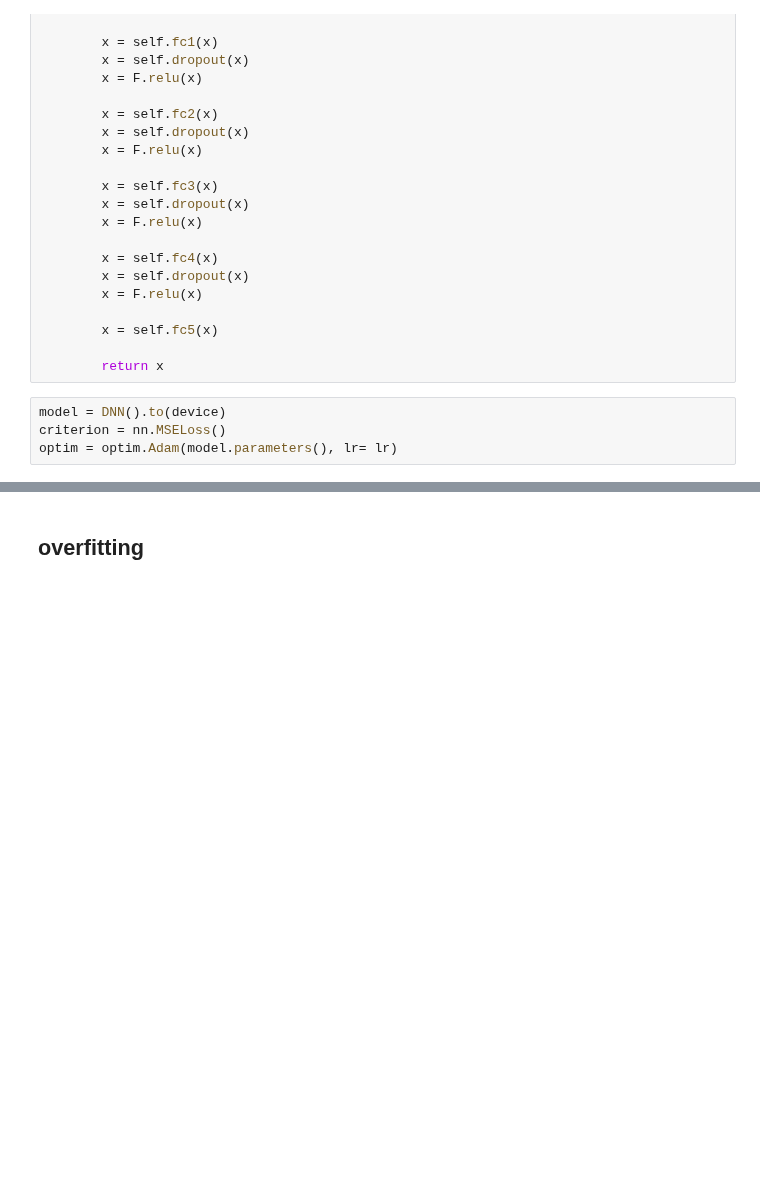
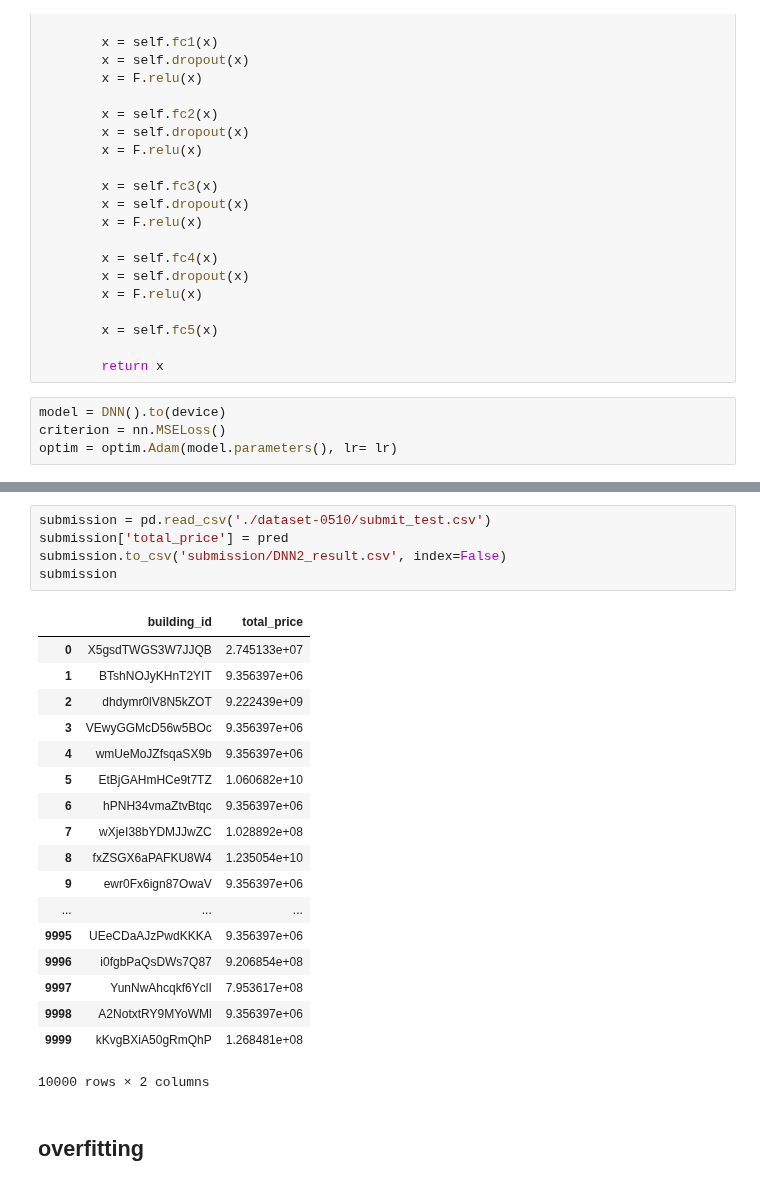
Before and after one commit to RozenAstrayChen/House-prediction, a Jupyter notebook: DNN2.ipynb, the cells around one changed output, grey strips where cells are left out. Drawn from its saved outputs; the diff is of its cells as text; blank space fills up the shorter version.

Commit message:
update DNN result

```diff
--- a/DNN2.ipynb
+++ b/DNN2.ipynb
@@ -275,3 +288,27 @@ plt.legend(frameon=False)
+# %%
+submission = pd.read_csv('./dataset-0510/submit_test.csv')
+submission['total_price'] = pred
+submission.to_csv('submission/DNN2_result.csv', index=False)
+submission
+# %% [output]
+|  | building_id | total_price |
+| 0 | X5gsdTWGS3W7JJQB | 2.745133e+07 |
+| 1 | BTshNOJyKHnT2YIT | 9.356397e+06 |
+| 2 | dhdymr0lV8N5kZOT | 9.222439e+09 |
+| 3 | VEwyGGMcD56w5BOc | 9.356397e+06 |
+| 4 | wmUeMoJZfsqaSX9b | 9.356397e+06 |
+| 5 | EtBjGAHmHCe9t7TZ | 1.060682e+10 |
+| 6 | hPNH34vmaZtvBtqc | 9.356397e+06 |
+| 7 | wXjeI38bYDMJJwZC | 1.028892e+08 |
+| 8 | fxZSGX6aPAFKU8W4 | 1.235054e+10 |
+| 9 | ewr0Fx6ign87OwaV | 9.356397e+06 |
+| ... | ... | ... |
+| 9995 | UEeCDaAJzPwdKKKA | 9.356397e+06 |
+| 9996 | i0fgbPaQsDWs7Q87 | 9.206854e+08 |
+| 9997 | YunNwAhcqkf6YclI | 7.953617e+08 |
+| 9998 | A2NotxtRY9MYoWMl | 9.356397e+06 |
+| 9999 | kKvgBXiA50gRmQhP | 1.268481e+08 |
+10000 rows × 2 columns
 # %% [markdown]
 ## overfitting
 # %%
```
Also changed, not shown: parts of 23 cells of this notebook, 1 other file.
